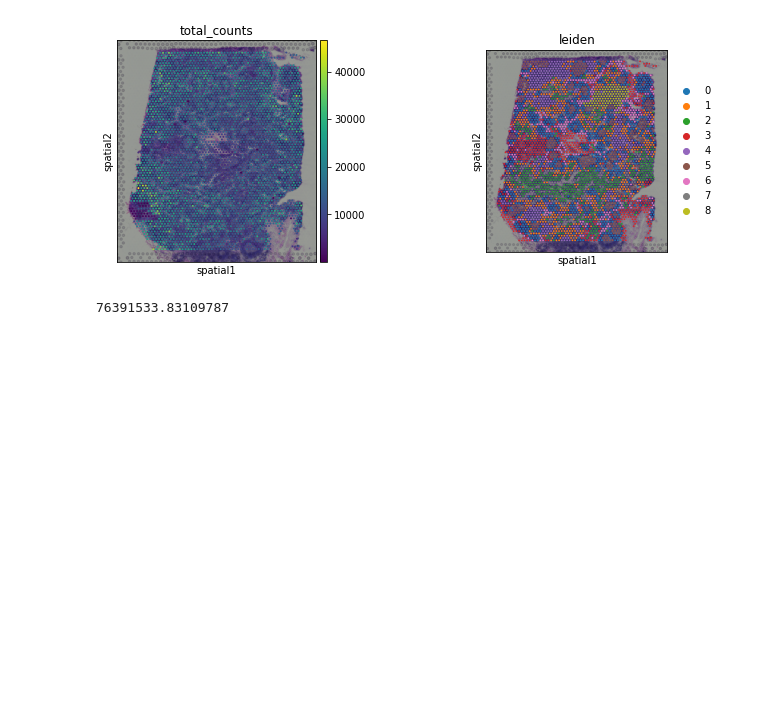
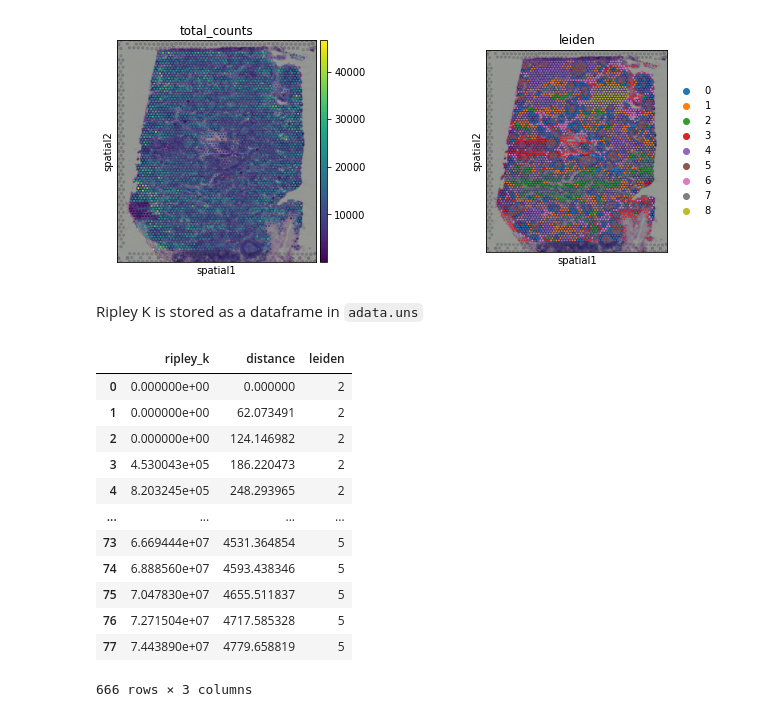
Before and after one commit to scverse/squidpy, a Jupyter notebook: notebooks/ripley_lymphnode.ipynb, the cells around one changed output. Cells and saved outputs as stored; diff of their text form; code cells hidden in the pictures; blank space fills up the shorter version.

```diff
--- a/notebooks/ripley_lymphnode.ipynb
+++ b/notebooks/ripley_lymphnode.ipynb
@@ -56,6 +56,22 @@ sc.pl.spatial(adata, img_key="hires", color=["total_counts", "leiden"])
 # %% [output]
 [figure]
 # %%
-rip_df = ripley_c(adata, cluster_key="leiden", mode="ripley", support=100)
+ripley_k(adata, cluster_key="leiden", support=100)
-# %% [output]
-76391533.83109787
+# %% [markdown]
+Ripley K is stored as a dataframe in `adata.uns`
+# %%
+adata.uns["ripley_k_leiden"]
+# %% [output]
+|  | ripley_k | distance | leiden |
+| 0 | 0.000000e+00 | 0.000000 | 2 |
+| 1 | 0.000000e+00 | 62.073491 | 2 |
+| 2 | 0.000000e+00 | 124.146982 | 2 |
+| 3 | 4.530043e+05 | 186.220473 | 2 |
+| 4 | 8.203245e+05 | 248.293965 | 2 |
+| ... | ... | ... | ... |
+| 73 | 6.669444e+07 | 4531.364854 | 5 |
+| 74 | 6.888560e+07 | 4593.438346 | 5 |
+| 75 | 7.047830e+07 | 4655.511837 | 5 |
+| 76 | 7.271504e+07 | 4717.585328 | 5 |
+| 77 | 7.443890e+07 | 4779.658819 | 5 |
+666 rows × 3 columns
```
Also changed, not shown: parts of 9 cells of this notebook, 7 other files.
